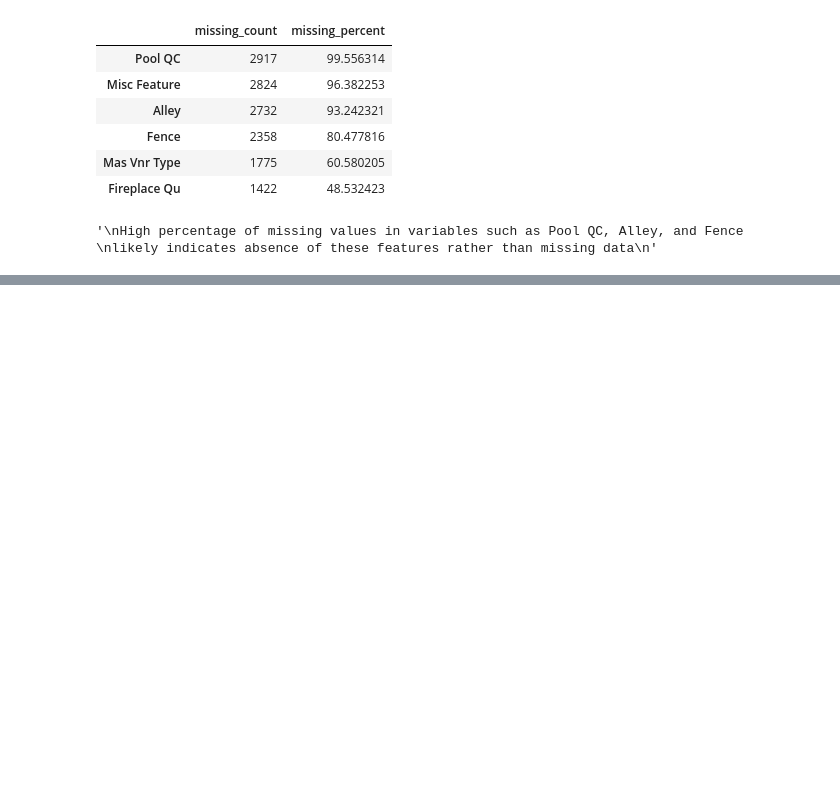
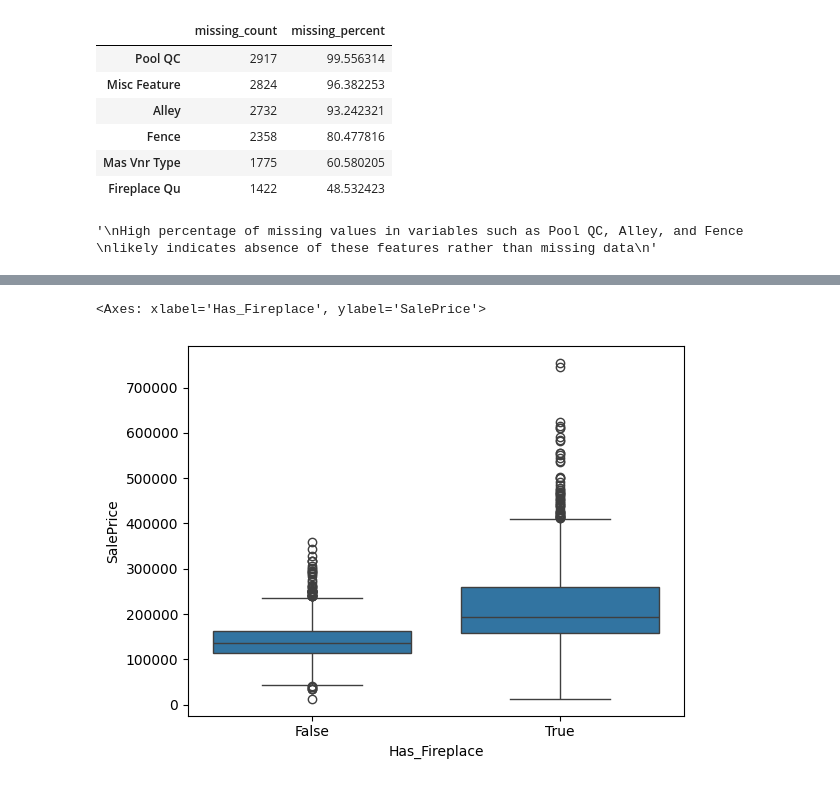
Before and after one commit to Tomasz-Marek/ames-housing-eda, a Jupyter notebook: notebooks/01_ames_eda.ipynb, the cells around one changed output, grey strips where cells are left out. Saved outputs shown, nothing was run; the diff lists cells and outputs as text; code cells hidden in the pictures; blank space fills up the shorter version.

```diff
--- a/notebooks/01_ames_eda.ipynb
+++ b/notebooks/01_ames_eda.ipynb
@@ -150,0 +233,7 @@ likely indicates absence of these features rather than missing data
+# %%
+# Check boxplot for houses with fireplace
+df["Has_Fireplace"] = df["Fireplace Qu"].notnull()
+sns.boxplot(x="Has_Fireplace", y="SalePrice", data=df)
+# %% [output]
+<Axes: xlabel='Has_Fireplace', ylabel='SalePrice'>
+[figure, added]
```
Also changed, not shown: parts of 13 cells of this notebook, 1 other file.
